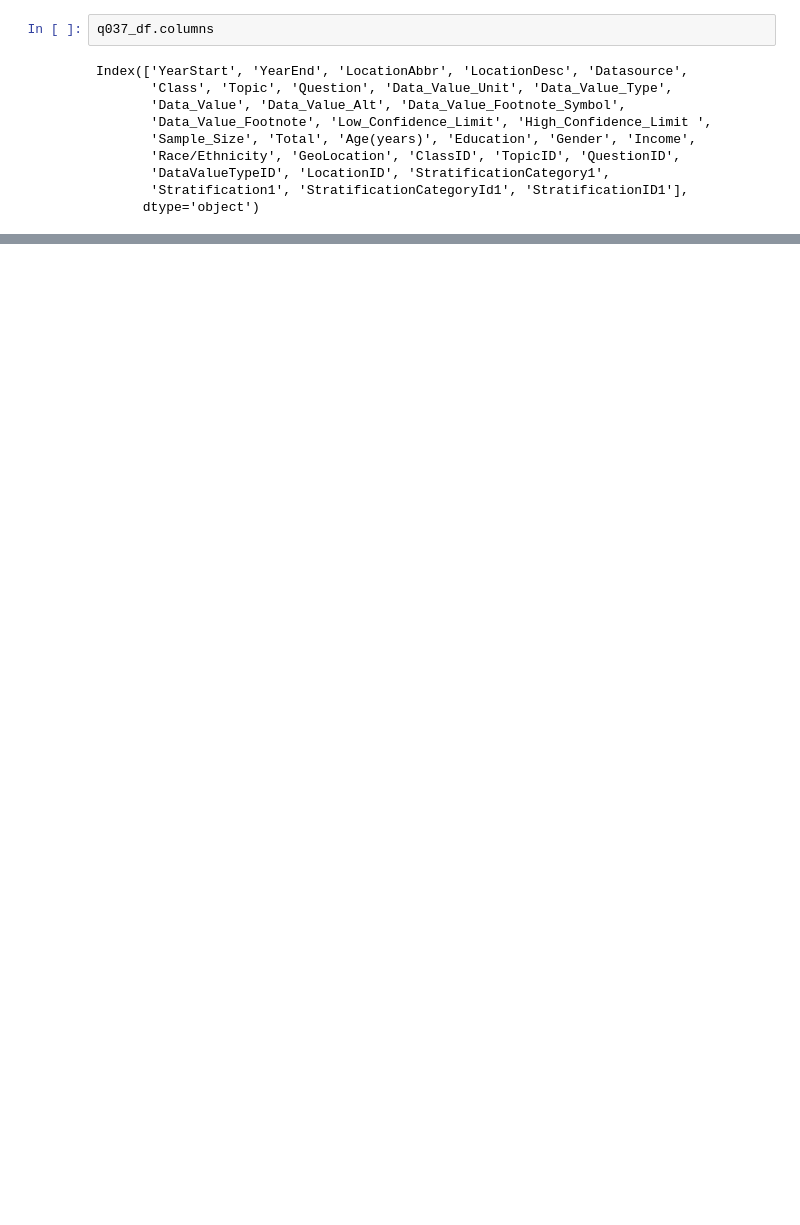
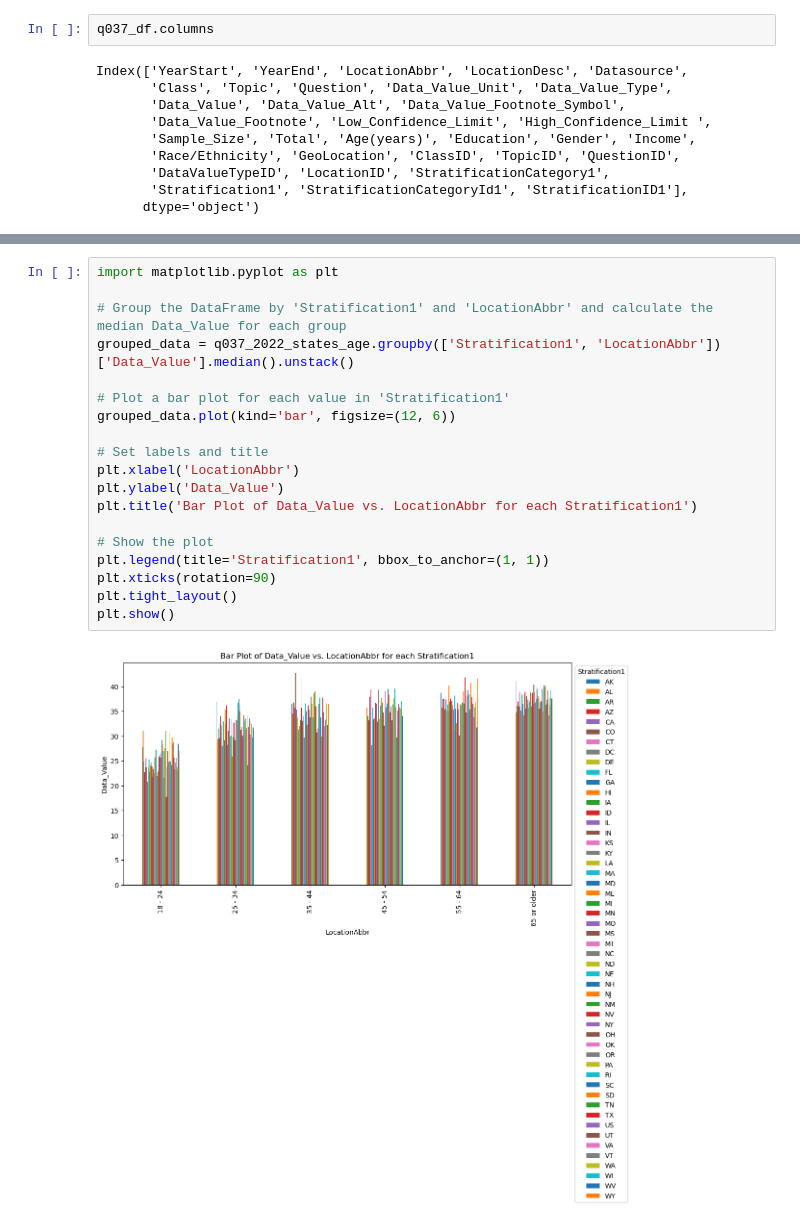
Before and after one commit to hatkiet/Project_3-Obesity-Analysis-and-Its-impacts, a Jupyter notebook: Clean_data_K1.ipynb, the cells around one changed output, grey strips where cells are left out. Drawn from its saved outputs; the diff is of its cells as text; blank space fills up the shorter version.

```diff
--- a/Clean_data_K1.ipynb
+++ b/Clean_data_K1.ipynb
@@ -117,0 +198,21 @@ q037_df_sorted
+# %%
+import matplotlib.pyplot as plt
+
+# Group the DataFrame by 'Stratification1' and 'LocationAbbr' and calculate the median Data_Value for each group
+grouped_data = q037_2022_states_age.groupby(['Stratification1', 'LocationAbbr'])['Data_Value'].median().unstack()
+
+# Plot a bar plot for each value in 'Stratification1'
+grouped_data.plot(kind='bar', figsize=(12, 6))
+
+# Set labels and title
+plt.xlabel('LocationAbbr')
+plt.ylabel('Data_Value')
+plt.title('Bar Plot of Data_Value vs. LocationAbbr for each Stratification1')
+
+# Show the plot
+plt.legend(title='Stratification1', bbox_to_anchor=(1, 1))
+plt.xticks(rotation=90)
+plt.tight_layout()
+plt.show()
+# %% [output]
+[figure, added]
```
Also changed, not shown: parts of 20 cells of this notebook, 18 other files.
